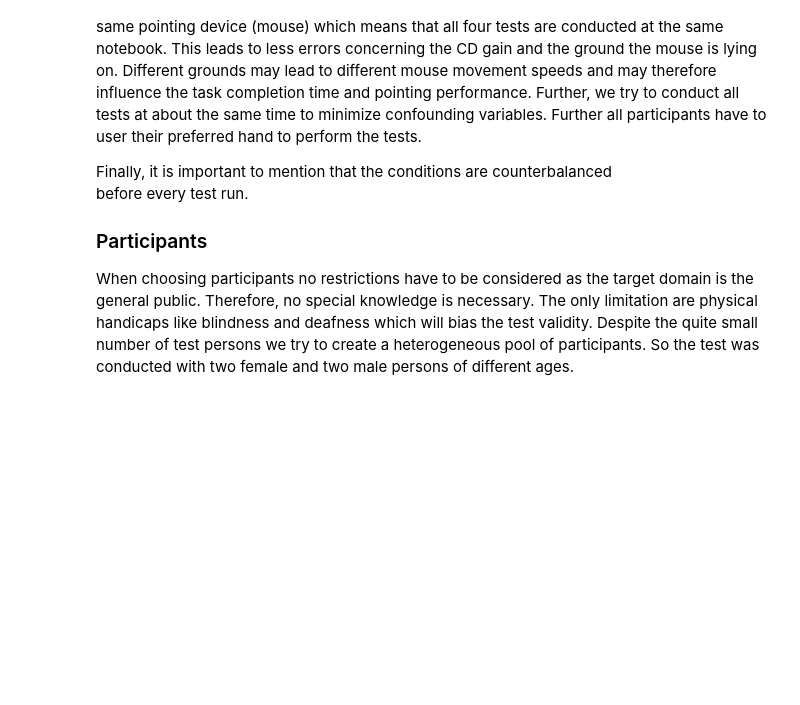
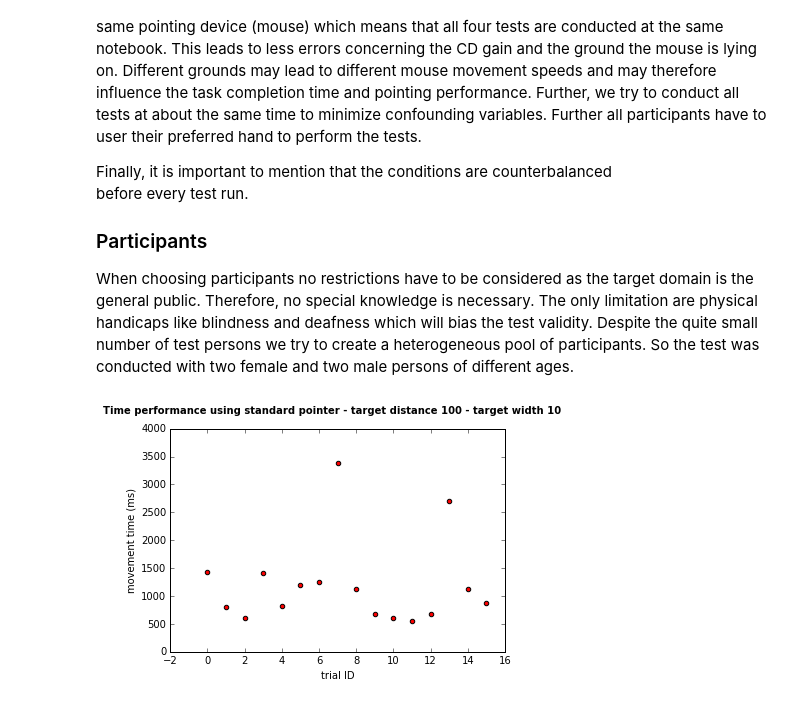
Before and after one commit to MBatzdorf/ITT_Assignment_5, a Jupyter notebook: pointing_technique_experiment.ipynb, the cells around one changed output. Drawn from its saved outputs; the diff is of its cells as text; code cells hidden in the pictures; blank space fills up the shorter version.

Commit message:
Added statistics and visualisations

```diff
--- a/pointing_technique_experiment.ipynb
+++ b/pointing_technique_experiment.ipynb
@@ -73,0 +153,13 @@ except Exception:
+# %%
+def create_scatter_plot(data_x_axis, data_y_axis, title, x_label, y_label, color, marker):
+    scatter(data_x_axis, data_y_axis, c=color, marker=marker)
+    suptitle(title, fontweight='bold')
+    xlabel(x_label)
+    ylabel(y_label)
+
+# plot condition AD
+create_scatter_plot(range(len(data_SP_D100_W10)), list(data_SP_D100_W10['movement_time (ms)']),
+                   'Time performance using standard pointer - target distance 100 - target width 10',
+                    'trial ID', 'movement time (ms)', marker='o', color='r')
+# %% [output]
+[figure, added]
```
Also changed, not shown: parts of 49 cells of this notebook.
